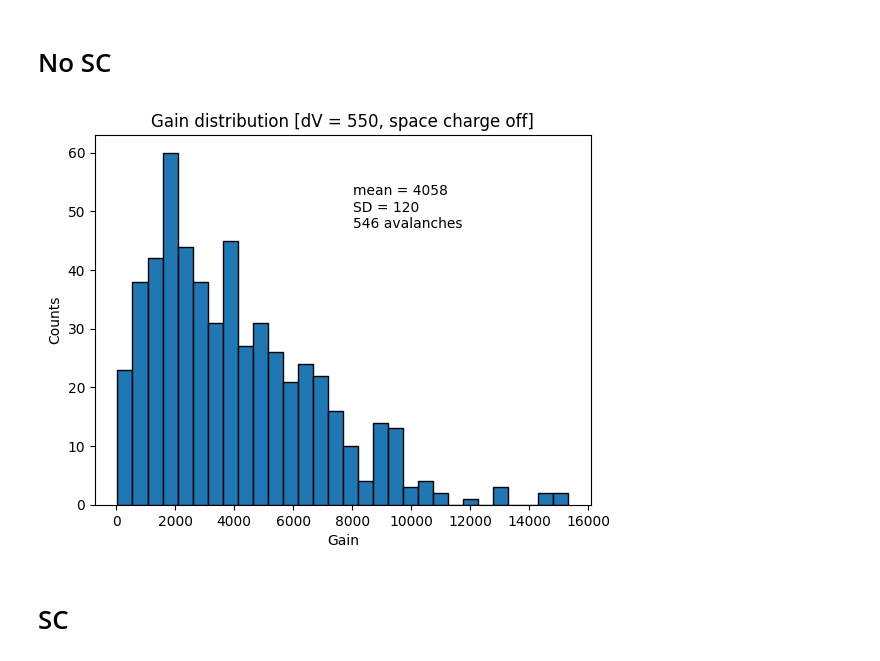
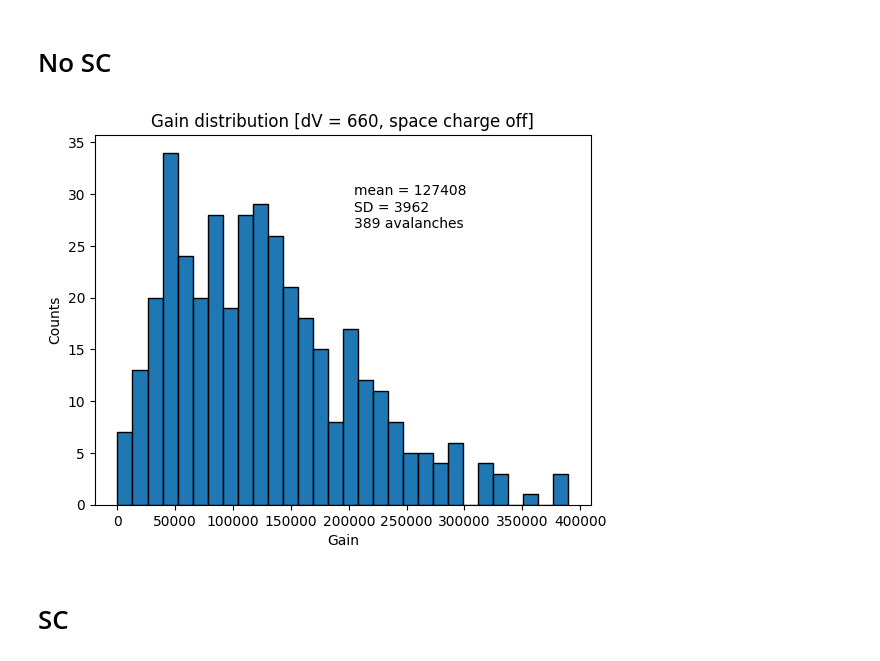
Before and after one commit to tomszwarcer/spacecharge-sim, a Jupyter notebook: nogrid/gain_analysis.ipynb, the cells around one changed output. Drawn from its saved outputs; the diff is of its cells as text; code cells hidden in the pictures.

```diff
--- a/nogrid/gain_analysis.ipynb
+++ b/nogrid/gain_analysis.ipynb
@@ -4,7 +4,7 @@ import pandas as pd
 import matplotlib as mpl
 import matplotlib.pyplot as plt
 # %%
-voltages = [550]
+voltages = [660]
 # %% [markdown]
 # No SC
 # %%
@@ -32,35 +32,37 @@ errors = []
 
 for i in range(len(gain_list_off)):
   #calculate mean
   total_gain = 0
   num_runs = len(gain_list_off[i])
   for gain in gain_list_off[i]:
     total_gain += gain
   mean = total_gain/num_runs
 
+  num_runs_off = num_runs
+
   #calculate variance
   var = 0
   for gain in gain_list_off[i]:
     var += (gain - mean)**2
   var = var/num_runs
   se = np.sqrt(var)/np.sqrt(num_runs)
 
   mean_gains.append(mean)
   errors.append(se)
 
 
 for i in range(len(voltages)):
   #Plot histogram
-  entries, bc, p = plt.hist(gain_list_off[i], bins=n_bins, density=False,edgecolor='k')
+  entries_off, bc, p = plt.hist(gain_list_off[i], bins=n_bins, density=False,edgecolor='k')
   plt.xlabel("Gain")
   plt.ylabel("Counts")
   plt.title("Gain distribution [dV = "+str(voltages[i])+", space charge off]")
   plt.text(x=0.5*plt.xlim()[1],y=0.75*plt.ylim()[1],s="mean = " + str(int(round(mean,0))) + "\nSD = " + str(int(round(se,0)))+"\n" + str(num_runs) + " avalanches")
   plt.savefig("plots/no_sc_"+str(voltages[i])+".png")
   plt.show()
   plt.close()
 # %% [output]
-[figure, old version]
+[figure, new version]
 # %% [markdown]
 # SC
 # %%
```
Also changed, not shown: parts of 2 cells of this notebook, 16 other files.
